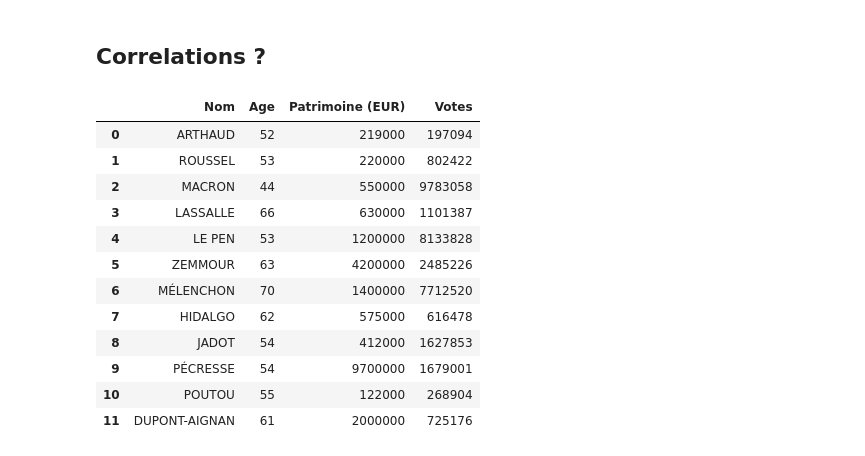
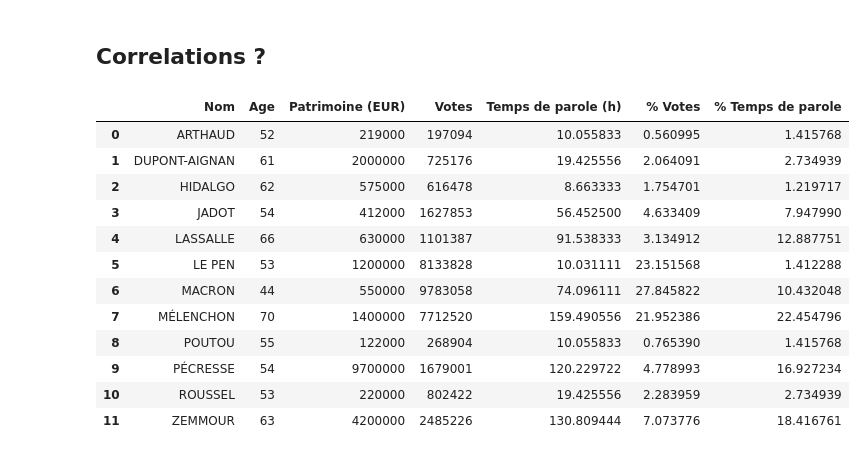
Before and after one commit to Eccsx/Data-Analysis-of-French-Elections, a Jupyter notebook: 2022.ipynb, the cells around one changed output. Cells and saved outputs as stored; diff of their text form; code cells hidden in the pictures.

```diff
--- a/2022.ipynb
+++ b/2022.ipynb
@@ -246,27 +221,34 @@ https://www.lemonde.fr/les-decodeurs/article/2022/03/10/presidentielle-2022-ce-q
 # %%
 candidats = pd.DataFrame()
 
 candidats['Nom'] = t1_dep.columns[7:].values
 candidats['Age'] = [52, 53, 44, 66, 53, 63, 70, 62, 54, 54, 55, 61]
 candidats['Patrimoine (EUR)'] = [219_000, 220_000, 550_000, 630_000, 1_200_000,
                                  4_200_000, 1_400_000, 575_000, 412_000,
                                  9_700_000, 122_000, 2_000_000]
 candidats['Votes'] = t1_dep[t1_dep.columns[7:]].apply(sum).values
-# candidat['Temps de parole'] = t1_parole.
+candidats.sort_values(by='Nom', ascending=True, inplace=True)
+# Check le pen
+candidats['Temps de parole (h)'] = t1_parole.sort_values(by='Candidat', ascending=True).groupby('Candidat', sort=False)['Heures'].transform('sum')
+candidats.reset_index(drop=True, inplace=True)
+
+candidats['% Votes'] = candidats['Votes'] / candidats['Votes'].sum() * 100
+candidats['% Temps de parole'] = candidats['Temps de parole (h)'] / candidats['Temps de parole (h)'].sum() * 100
 
 # https://www.europe1.fr/politique/presidentielle-voici-les-declarations-de-patrimoine-et-dinterets-des-12-candidats-4098301
+
 candidats
 # %% [output]
-|  | Nom | Age | Patrimoine (EUR) | Votes |
-| 0 | ARTHAUD | 52 | 219000 | 197094 |
-| 1 | ROUSSEL | 53 | 220000 | 802422 |
-| 2 | MACRON | 44 | 550000 | 9783058 |
-| 3 | LASSALLE | 66 | 630000 | 1101387 |
-| 4 | LE PEN | 53 | 1200000 | 8133828 |
-| 5 | ZEMMOUR | 63 | 4200000 | 2485226 |
-| 6 | MÉLENCHON | 70 | 1400000 | 7712520 |
-| 7 | HIDALGO | 62 | 575000 | 616478 |
-| 8 | JADOT | 54 | 412000 | 1627853 |
-| 9 | PÉCRESSE | 54 | 9700000 | 1679001 |
-| 10 | POUTOU | 55 | 122000 | 268904 |
-| 11 | DUPONT-AIGNAN | 61 | 2000000 | 725176 |
+|  | Nom | Age | Patrimoine (EUR) | Votes | Temps de parole (h) | % Votes | % Temps de parole |
+| 0 | ARTHAUD | 52 | 219000 | 197094 | 10.055833 | 0.560995 | 1.415768 |
+| 1 | DUPONT-AIGNAN | 61 | 2000000 | 725176 | 19.425556 | 2.064091 | 2.734939 |
+| 2 | HIDALGO | 62 | 575000 | 616478 | 8.663333 | 1.754701 | 1.219717 |
+| 3 | JADOT | 54 | 412000 | 1627853 | 56.452500 | 4.633409 | 7.947990 |
+| 4 | LASSALLE | 66 | 630000 | 1101387 | 91.538333 | 3.134912 | 12.887751 |
+| 5 | LE PEN | 53 | 1200000 | 8133828 | 10.031111 | 23.151568 | 1.412288 |
+| 6 | MACRON | 44 | 550000 | 9783058 | 74.096111 | 27.845822 | 10.432048 |
+| 7 | MÉLENCHON | 70 | 1400000 | 7712520 | 159.490556 | 21.952386 | 22.454796 |
+| 8 | POUTOU | 55 | 122000 | 268904 | 10.055833 | 0.765390 | 1.415768 |
+| 9 | PÉCRESSE | 54 | 9700000 | 1679001 | 120.229722 | 4.778993 | 16.927234 |
+| 10 | ROUSSEL | 53 | 220000 | 802422 | 19.425556 | 2.283959 | 2.734939 |
+| 11 | ZEMMOUR | 63 | 4200000 | 2485226 | 130.809444 | 7.073776 | 18.416761 |
```
Also changed, not shown: parts of 6 cells of this notebook.
